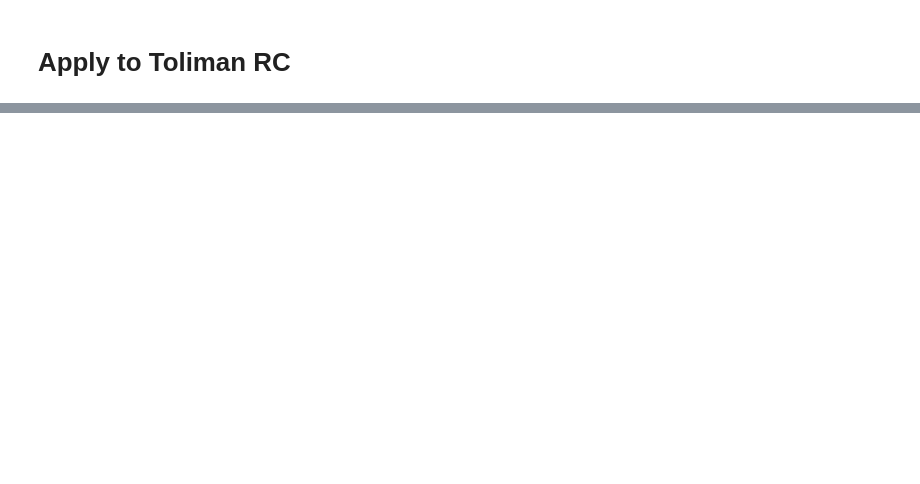
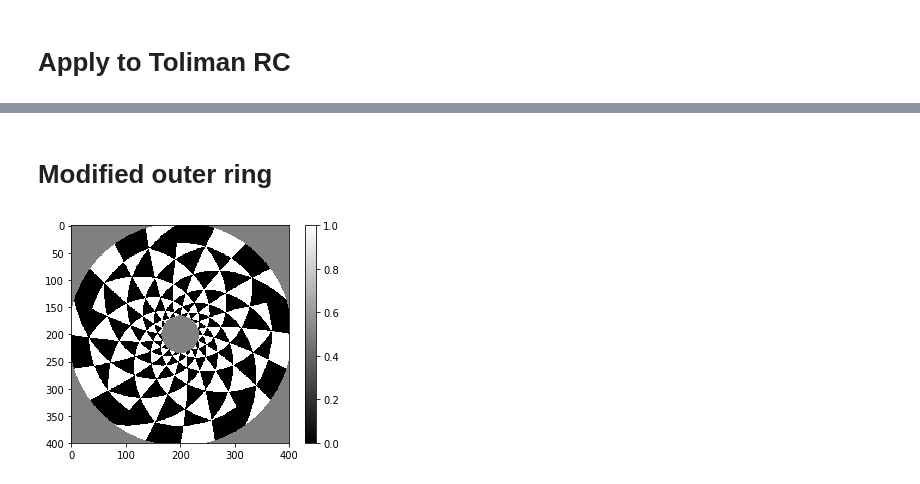
Before and after one commit to benjaminpope/toliman, a Jupyter notebook: image_modelling/notebooks/phase pattern.ipynb, the cells around one changed output, grey strips where cells are left out. Cells and saved outputs as stored; diff of their text form; code cells hidden in the pictures; blank space fills up the shorter version.

Commit message:
Implemented Kieran's updated spiral

```diff
--- a/image_modelling/notebooks/phase pattern.ipynb
+++ b/image_modelling/notebooks/phase pattern.ipynb
@@ -185,0 +201,26 @@ plt.show()
+# %% [markdown]
+# Modified outer ring
+# %%
+%matplotlib inline
+import spirals
+import matplotlib.pyplot as plt
+import math
+import numpy as np
+
+ngrid = 2048
+sampling = 0.0007324218749999999
+phase_map = np.zeros([ngrid, ngrid], dtype = np.float64)
+c = ngrid/2.
+phase_func = spirals.binarized_ringed_flipped
+for i in range(ngrid):
+    for j in range(ngrid):
+        x = i - c
+        y = j - c
+        phi = math.atan2(y, x)
+        r = sampling*math.hypot(x,y)
+        phase_map[i][j] = phase_func(r, phi, 0, white=1.0, empty=0.5)
+plt.imshow(phase_map[824:1224,824:1224] ,cmap='gray')
+plt.colorbar()
+plt.show()
+# %% [output]
+[figure, added]
```
Also changed, not shown: parts of 9 cells of this notebook, 4 other files.
